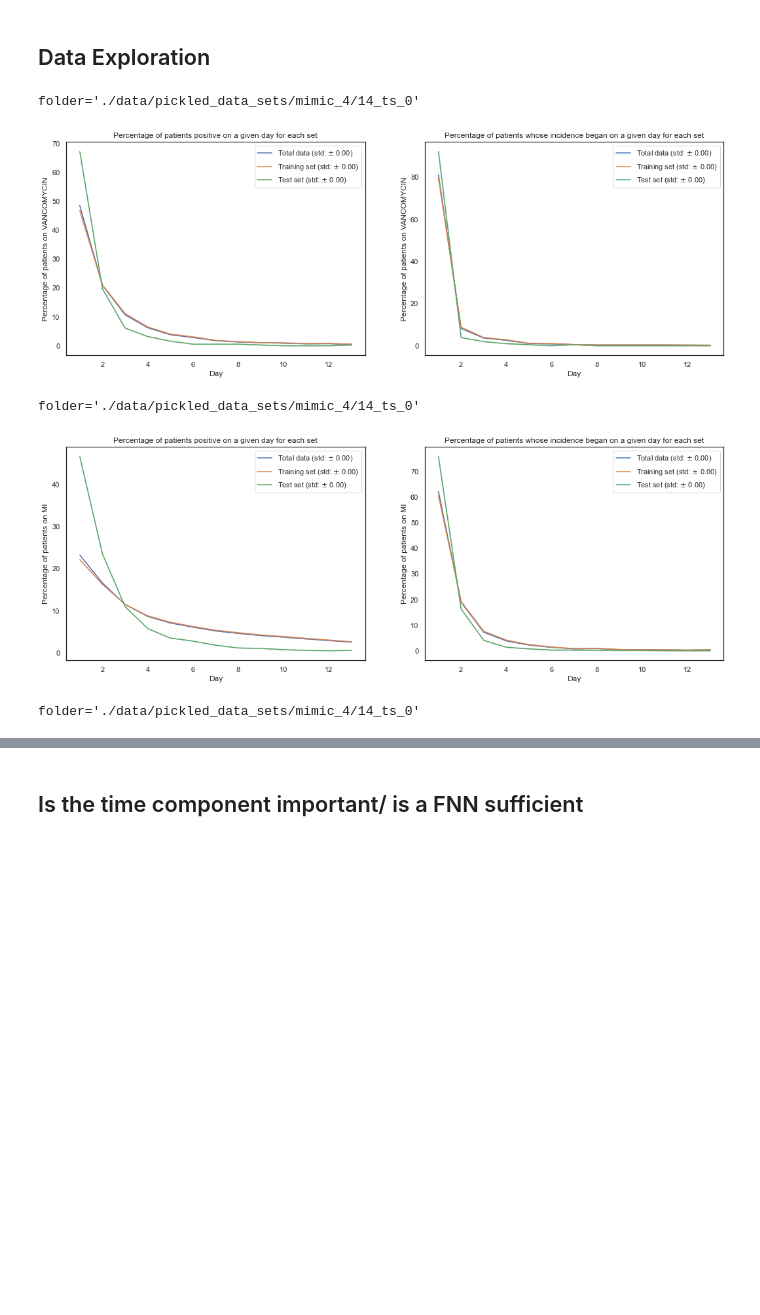
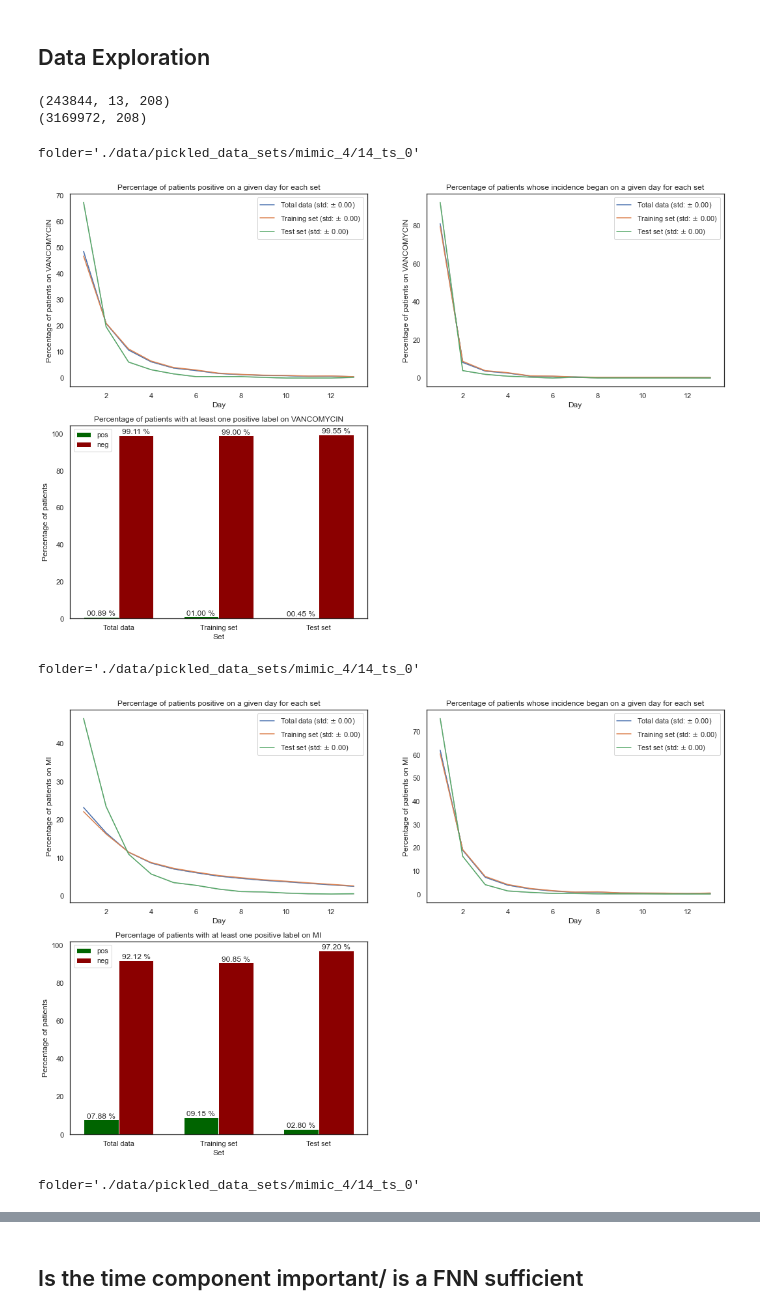
Before and after one commit to moskast/mimic_model, a Jupyter notebook: test.ipynb, the cells around one changed output, grey strips where cells are left out. Drawn from its saved outputs; the diff is of its cells as text; code cells hidden in the pictures; blank space fills up the shorter version.

Commit message:
Finished test.ipynb Added attention heatmap as well as comparison of number of pos and neg labels in data and comparison of all models

```diff
--- a/test.ipynb
+++ b/test.ipynb
@@ -114,18 +115,35 @@ def print_param_count(model_dict, count_per_layer=False):
             for name, p in model.named_parameters():
                 if p.requires_grad:
                     print(f'\t{name}: {p.numel()}')
+# %%
+def count_unique():
+    folder = get_pickle_folder(4, 14, 0)
+    data = load_pickle_file('train_data', targets, folder)
+    print(data.shape)
+    re = data.reshape(-1, 208)
+    print(re.shape)
+    uniques = np.unique(re, axis=0)
+    uniques.shape
+count_unique()
+# %% [output]
+(243844, 13, 208)
+(3169972, 208)
 # %%
 def plot_data_distribution(mimic_version, time_step_id, seeds, target, save_fig = True):
     labels = ["Total data", "Training set", "Test set"]
     message = "The total kurtosis of {0} is {1:.2f} with {2:.2f} % of events occuring between days 0 and 2"
     pos_dict = dict()
     total_pos_dict = dict()
+    n_pos = dict()
+    n_neg = dict()
     targets = get_targets()
     target_index = targets.index(target)
 
     for label in labels:
         pos_dict[label] = []
         total_pos_dict[label] = []
+        n_pos[label] = []
+        n_neg[label] = []
 
     for seed in seeds:
         folder = get_pickle_folder(mimic_version, time_step_id, seed)
@@ -138,6 +156,12 @@ def plot_data_distribution(mimic_version, time_step_id, seeds, target, save_fig
         n_time_steps = y_total.shape[1]
         sets = [y_total] + split_sets
         for y, label in zip(sets, labels):
+            y_sum = y.sum(axis=1)
+            n_positives = np.count_nonzero(y_sum)
+            n_pos[label].append(n_positives)
+            n_neg[label].append(len(y_sum) - n_positives)
+
+
             y_vector = np.nansum(y, axis=0).squeeze()
             # print(message.format(label, kurtosis(y_vector), 100*int(np.sum(y_vector[0:2]))/np.sum(y_vector)))
             y_vector *= 100/y_vector.sum()
@@ -153,7 +177,7 @@ def plot_data_distribution(mimic_version, time_step_id, seeds, target, save_fig
             y_vector_total_pos = y_vector_total_pos * 100/y_vector_total_pos.sum()
             total_pos_dict[label].append(y_vector_total_pos)
 
-    plt.figure(figsize=(18, 6))
+    plt.figure(figsize=(18, 12))
     sns.set(style="white")
     sns.despine(left=True, bottom=True)
 
@@ -162,9 +186,9 @@ def plot_data_distribution(mimic_version, time_step_id, seeds, target, save_fig
     ### When do people have incidents?
 
     # number of people who are positive on a given day
-    plt.subplot(1, 2, 1)
+    plt.subplot(2, 2, 1)
     plt.title('Percentage of patients positive on a given day for each set')
-    plt.ylabel('Percentage of patients on {0}'.format(target))
+    plt.ylabel(f'Percentage of patients on {target}')
     plt.xlabel('Day')
 
     x = np.arange(n_time_steps) + 1
@@ -174,36 +198,58 @@ def plot_data_distribution(mimic_version, time_step_id, seeds, target, save_fig
         upper_y = np.minimum(mean_y + std_y, 100)
         lower_y = np.maximum(mean_y - std_y, 0)
         plt.plot(x, mean_y, label=label + r' (std: $\pm$ %0.2f)' % (np.mean(std_y)))
         plt.fill_between(x, lower_y, upper_y, color='black', alpha=.2)
     plt.legend()
 
     # first incident - number of people who had their first incident on a given day
     x = np.arange(n_time_steps) + 1
-    plt.subplot(1, 2 ,2)
+    plt.subplot(2, 2 ,2)
     plt.title('Percentage of patients whose incidence began on a given day for each set')
-    plt.ylabel('Percentage of patients on {0}'.format(target))
+    plt.ylabel(f'Percentage of patients on {target}')
     plt.xlabel('Day')
     for label in pos_dict.keys():
         mean_y = np.mean(total_pos_dict[label], axis=0)
         std_y = np.std(total_pos_dict[label], axis=0)
         upper_y = np.minimum(mean_y + std_y, 100)
         lower_y = np.maximum(mean_y - std_y, 0)
         plt.plot(x, mean_y, label=label + r' (std: $\pm$ %0.2f)' % (np.mean(std_y)))
         plt.fill_between(x, lower_y, upper_y, color='black', alpha=.2)
 
     plt.legend()
 
+    plt.subplot(2, 2 ,3)
+    plt.title(f'Percentage of patients with at least one positive label on {target}')
+    plt.ylabel('Percentage of patients'.format(target))
+    plt.xlabel('Set')
+    y = 0
+    width = 0.35
+    for label in pos_dict.keys():
+        n_total = (n_pos[label][0] + n_neg[label][0])/100
+        mean_n_pos = np.mean(n_pos[label])/n_total
+        std_n_pos = np.std(n_pos[label])/n_total
+        mean_n_neg = np.mean(n_neg[label])/n_total
+        std_n_neg = np.std(n_neg[label])/n_total
+        container = plt.bar([y - width/2], mean_n_pos, width=width, color='darkgreen', label='pos')
+        plt.bar_label(container, [r'%05.2f %%' % (mean_n_pos)])
+        container = plt.bar([y + width/2], mean_n_neg, width=width, color='darkred', label='neg')
+        plt.bar_label(container, [r'%05.2f %%' % (mean_n_neg)])
+        if y == 0:
+            plt.legend()
+        y += 1
+    plt.xticks(range(len(pos_dict.keys())), pos_dict.keys())
+
+
     if save_fig:
         plt.savefig(f'{figure_dir}/{target}_Set_Distributions.{figure_format}',
                     format=figure_format, dpi=300, bbox_inches='tight')
     else:
         plt.show()
 
 for target in targets:
     plot_data_distribution(mimic_version, time_step_id, seeds, target, False)
 # %% [output]
 folder='./data/pickled_data_sets/mimic_4/14_ts_0'
-[figure, old version]
+[figure, new version]
 folder='./data/pickled_data_sets/mimic_4/14_ts_0'
-[figure, old version]
+[figure, new version]
 folder='./data/pickled_data_sets/mimic_4/14_ts_0'
```
Also changed, not shown: parts of 27 cells of this notebook.
